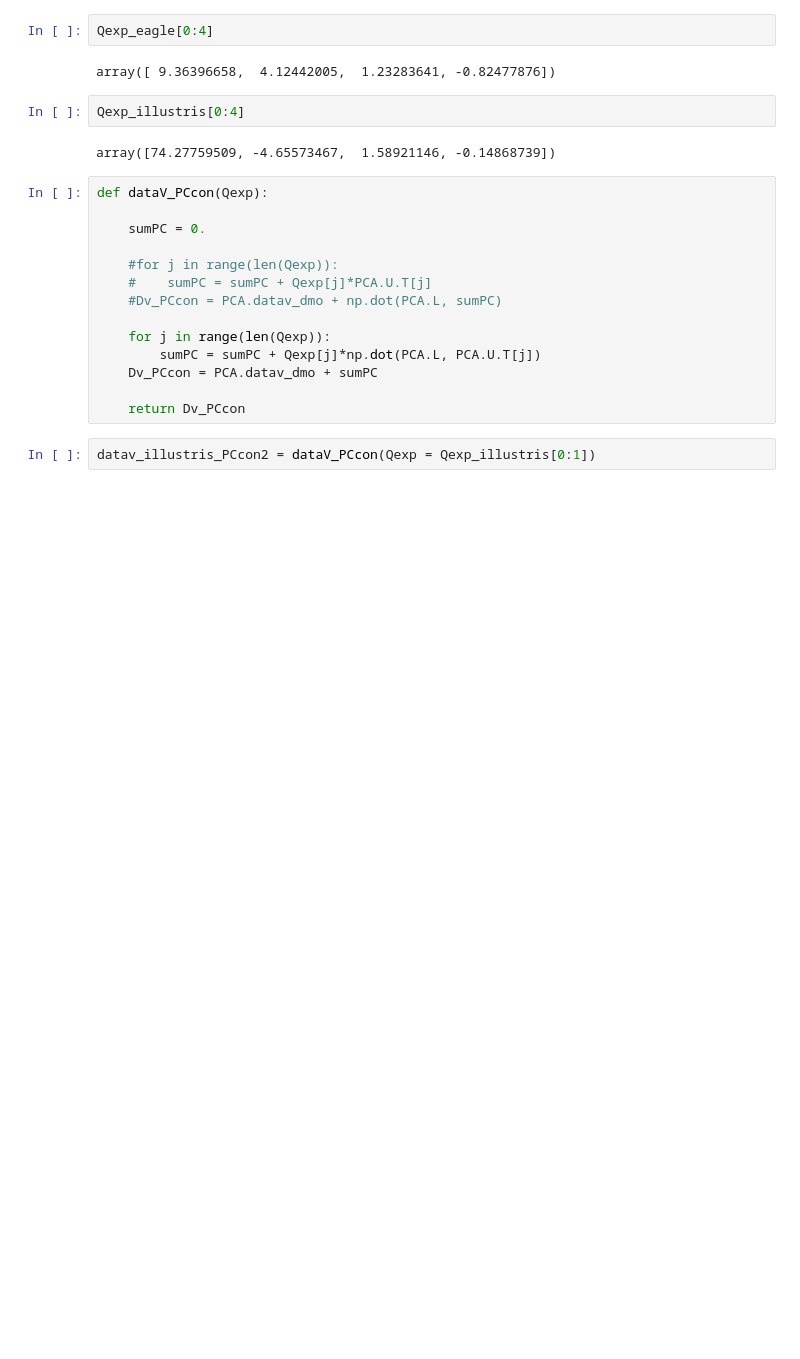
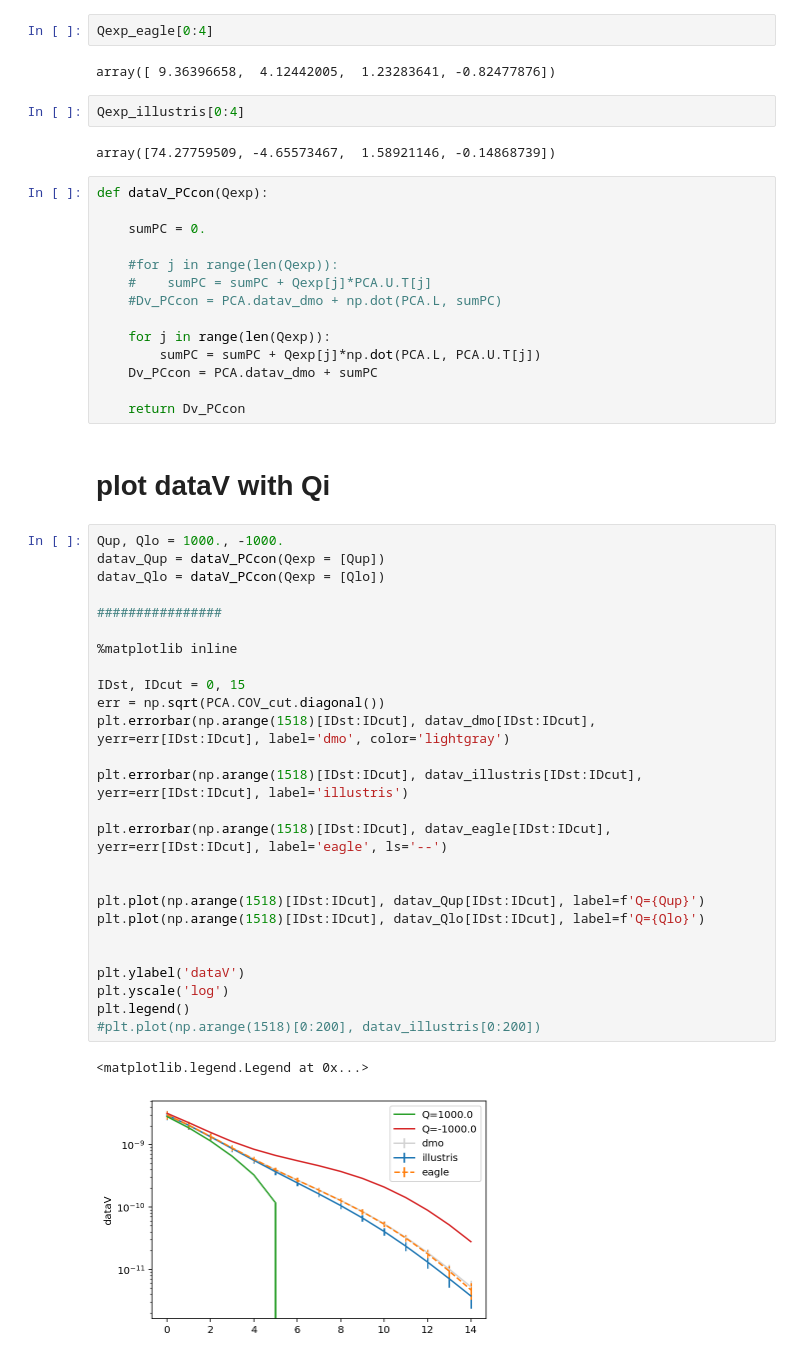
Before and after one commit to CosmoLike/LSSTxSO, a Jupyter notebook: baryonPC_HH_check.ipynb, the cells around one changed output. Cells and saved outputs as stored; diff of their text form; blank space fills up the shorter version.

```diff
--- a/baryonPC_HH_check.ipynb
+++ b/baryonPC_HH_check.ipynb
@@ -182,5 +182,34 @@ def dataV_PCcon(Qexp):
     Dv_PCcon = PCA.datav_dmo + sumPC
 
     return Dv_PCcon
-# %%
-datav_illustris_PCcon2 = dataV_PCcon(Qexp = Qexp_illustris[0:1])
+# %% [markdown]
+# plot dataV with Qi
+# %%
+Qup, Qlo = 1000., -1000.
+datav_Qup = dataV_PCcon(Qexp = [Qup])
+datav_Qlo = dataV_PCcon(Qexp = [Qlo])
+
+################
+
+%matplotlib inline
+
+IDst, IDcut = 0, 15
+err = np.sqrt(PCA.COV_cut.diagonal())
+plt.errorbar(np.arange(1518)[IDst:IDcut], datav_dmo[IDst:IDcut], yerr=err[IDst:IDcut], label='dmo', color='lightgray')
+
+plt.errorbar(np.arange(1518)[IDst:IDcut], datav_illustris[IDst:IDcut], yerr=err[IDst:IDcut], label='illustris')
+
+plt.errorbar(np.arange(1518)[IDst:IDcut], datav_eagle[IDst:IDcut], yerr=err[IDst:IDcut], label='eagle', ls='--')
+
+
+plt.plot(np.arange(1518)[IDst:IDcut], datav_Qup[IDst:IDcut], label=f'Q={Qup}')
+plt.plot(np.arange(1518)[IDst:IDcut], datav_Qlo[IDst:IDcut], label=f'Q={Qlo}')
+
+
+plt.ylabel('dataV')
+plt.yscale('log')
+plt.legend()
+#plt.plot(np.arange(1518)[0:200], datav_illustris[0:200])
+# %% [output]
+<matplotlib.legend.Legend at 0x...>
+[figure, added]
```
Also changed, not shown: parts of 11 cells of this notebook.
